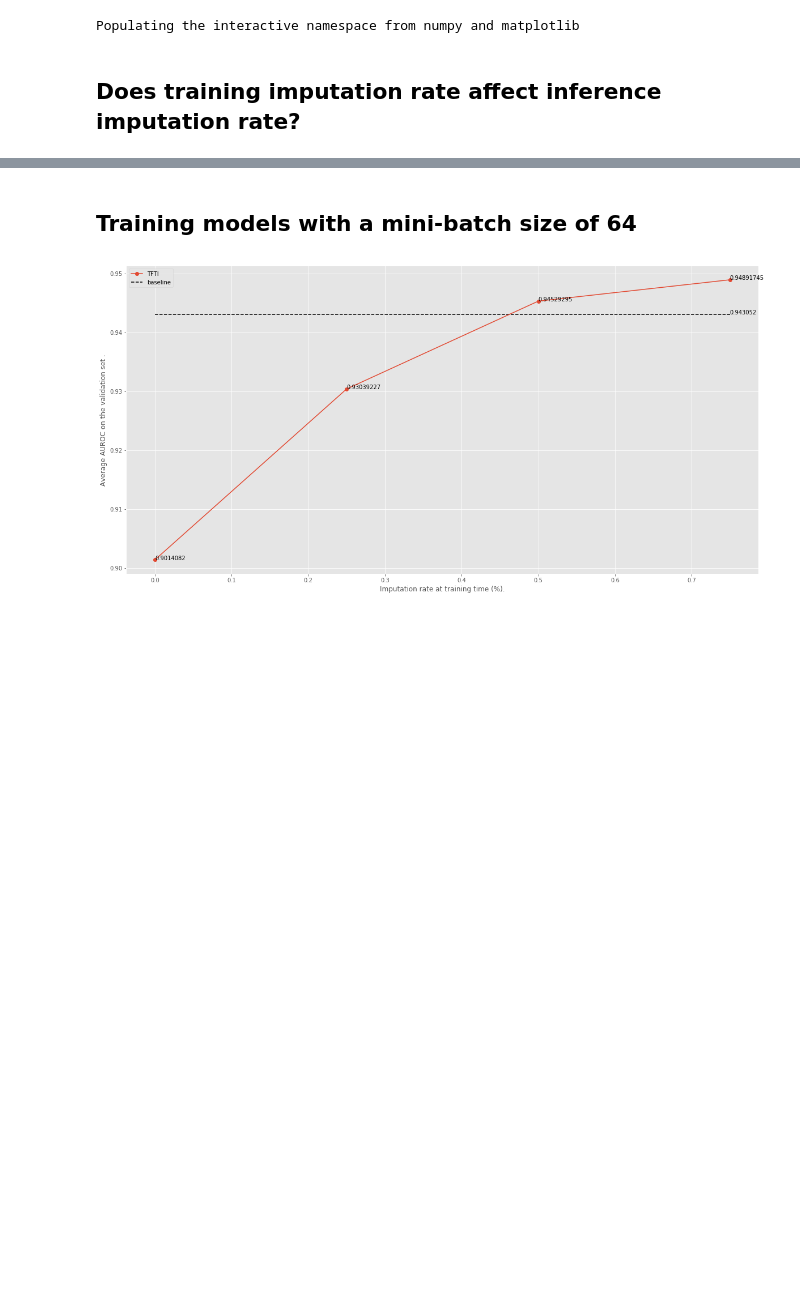
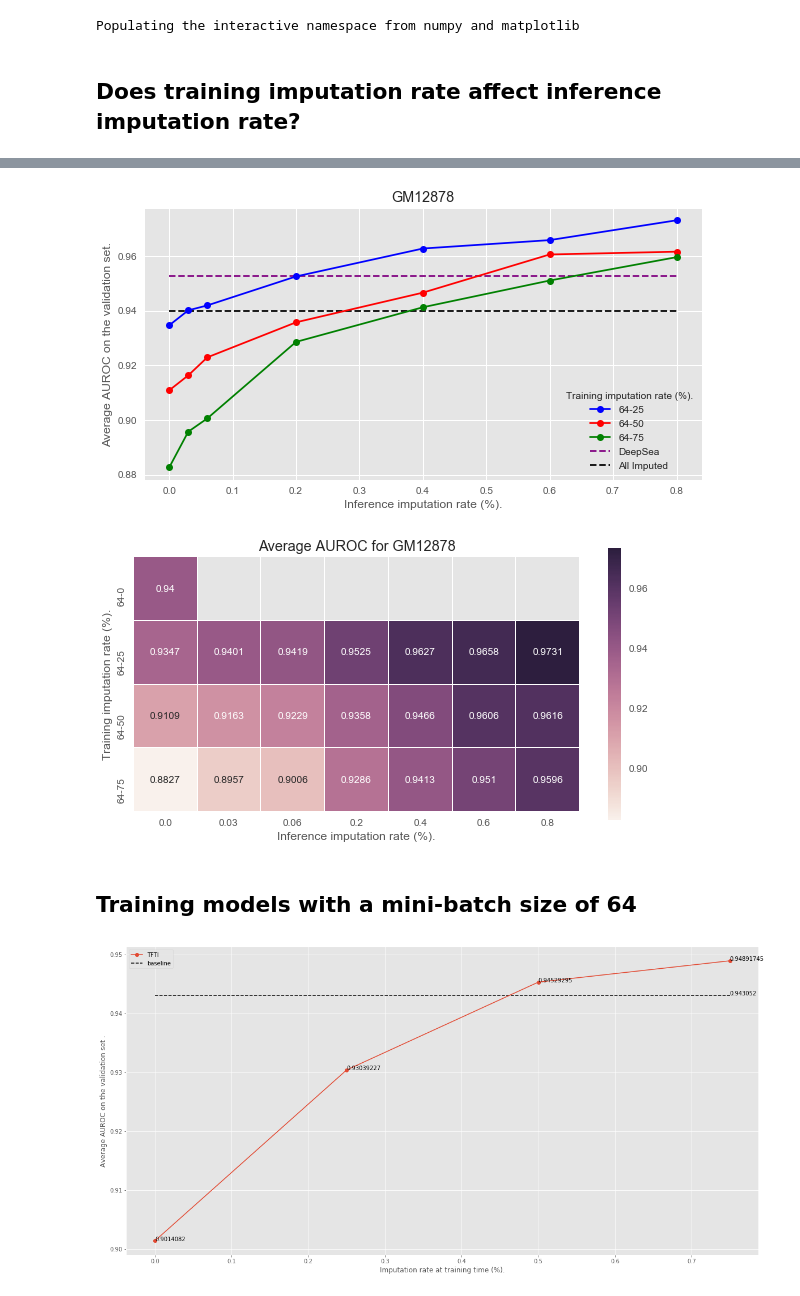
Before and after one commit to alexyku/transcription-factors, a Jupyter notebook: docs/tfti_imputation_curve.ipynb, the cells around one changed output, grey strips where cells are left out. Saved outputs shown, nothing was run; the diff lists cells and outputs as text; code cells hidden in the pictures; blank space fills up the shorter version.

Commit message:
curve with new numbers

```diff
--- a/docs/tfti_imputation_curve.ipynb
+++ b/docs/tfti_imputation_curve.ipynb
@@ -50,3 +13,65 @@ plt.show()
+# %%
+# All trained with a 6-layer transformer using a batch size of 32.
+inference_imputation_rates =  [0., 0.03        , 0.06        , 0.2         , 0.4        , 0.6         , 0.8         ]
+training_imputation_rate_25 = [np.nan, 0.90332675  , 0.90909314  , 0.92329884  , 0.9359132  , 0.94486266  , 0.9483756   ]
+training_imputation_rate_50 = [np.nan, 0.89187247  , 0.8966351   , 0.9187866   , 0.9281235  , 0.9455117   , 0.95022446  ]
+training_imputation_rate_75 = [np.nan, 0.8803831   , 0.8879553   , 0.9152814   , 0.9306369  , 0.94047886  , 0.9482919   ]
+
+data = np.array([
+[0., 0.03        , 0.06        , 0.2         , 0.4        , 0.6         , 0.8         ],
+#[np.nan, 0.90332675  , 0.90909314  , 0.92329884  , 0.9359132  , 0.94486266  , 0.9483756   ],
+#[np.nan, 0.89187247  , 0.8966351   , 0.9187866   , 0.9281235  , 0.9455117   , 0.95022446  ],
+#[np.nan, 0.8803831   , 0.8879553   , 0.9152814   , 0.9306369  , 0.94047886  , 0.9482919   ],
+[0.9400349, np.nan, np.nan, np.nan, np.nan, np.nan, np.nan],
+# [0.9400349, 0.9400349, 0.9400349, 0.9400349, 0.9400349, 0.9400349, 0.9400349],
+[0.93465877,0.940136,0.9419278,0.9525349,0.96274924,0.9658257,0.9730715],
+[0.91087794,0.91634136,0.9229257,0.9357503,0.946601,0.960574,0.9615916],
+[0.88267183,0.89573467,0.90058565,0.92858547,0.94125956,0.9510417,0.95958596]
+]).T
+
+df = pd.DataFrame({x[0]: x[1:] for x in data})
+
+df.index = [#"32-25","32-5","32-75",
+            "64-0","64-25","64-50","64-75"]
+
+# plt.plot(df.loc["32-25"], "red", marker="o")
+# plt.plot(df.loc["32-5"], "orange", marker="o")
+# plt.plot(df.loc["32-75"], "yellow", marker="o")
+# plt.plot(df.loc["64-0"], "green", marker="o")
+plt.plot(df.loc["64-25"], "blue", marker="o")
+plt.plot(df.loc["64-50"], "red", marker="o")
+plt.plot(df.loc["64-75"], "green", marker="o")
+plt.hlines(0.9526,  # Baseline DeepSEA plot
+           0,
+           0.8,
+           linestyle='--',
+           color="purple",
+           label='DeepSea')
+plt.hlines(0.9400349,
+           0,
+           0.8,
+           linestyle='--',
+           label='All Imputed')
+
+# for _, row in df.iterrows():
+#     for inference_imputation_rate, average_auroc in row.items():
+#         plt.annotate(s=average_auroc, xy=(
+#             inference_imputation_rate, average_auroc))
+plt.title("GM12878")
+plt.xlabel("Inference imputation rate (%).")
+plt.ylabel("Average AUROC on the validation set.")
+plt.legend(title="Training imputation rate (%).")
+plt.show()
+
+
+sns.heatmap(df, annot=True, fmt=".4", linewidths=0.01, square=True)
+plt.title("Average AUROC for GM12878")
+plt.xlabel("Inference imputation rate (%).")
+plt.ylabel("Training imputation rate (%).")
+plt.show()
+# %% [output]
+[figure, added]
+[figure, added]
 # %% [markdown]
 ## Training models with a mini-batch size of 64
 # %%
```
Also changed, not shown: parts of 1 cell of this notebook.
